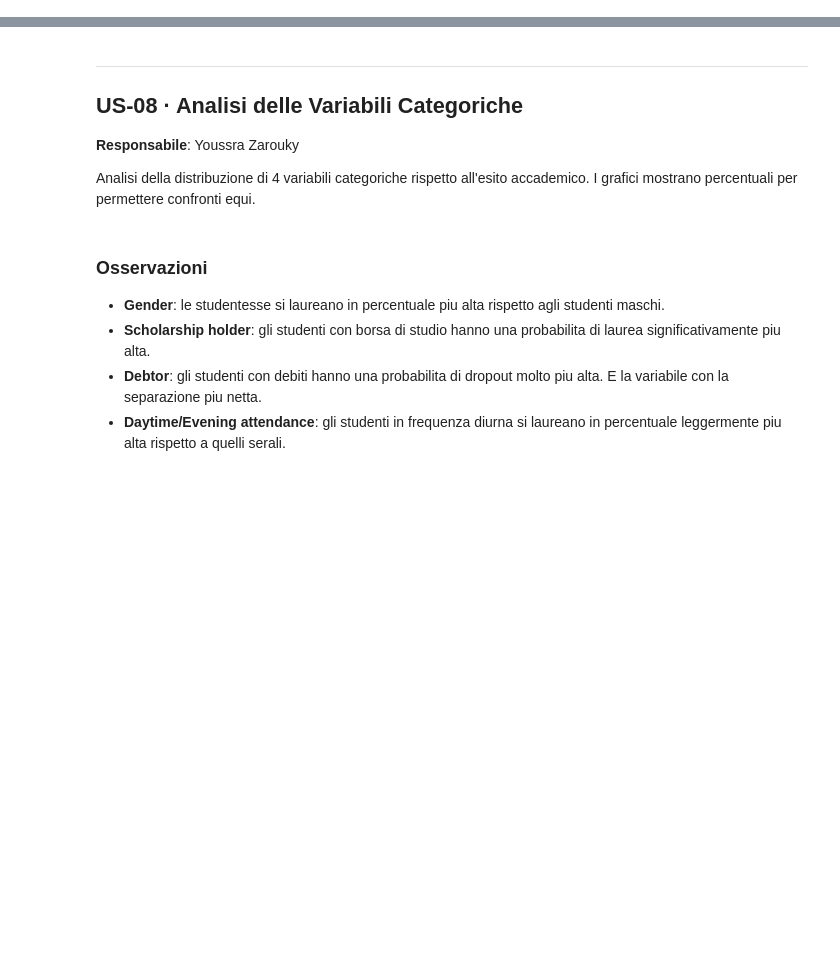
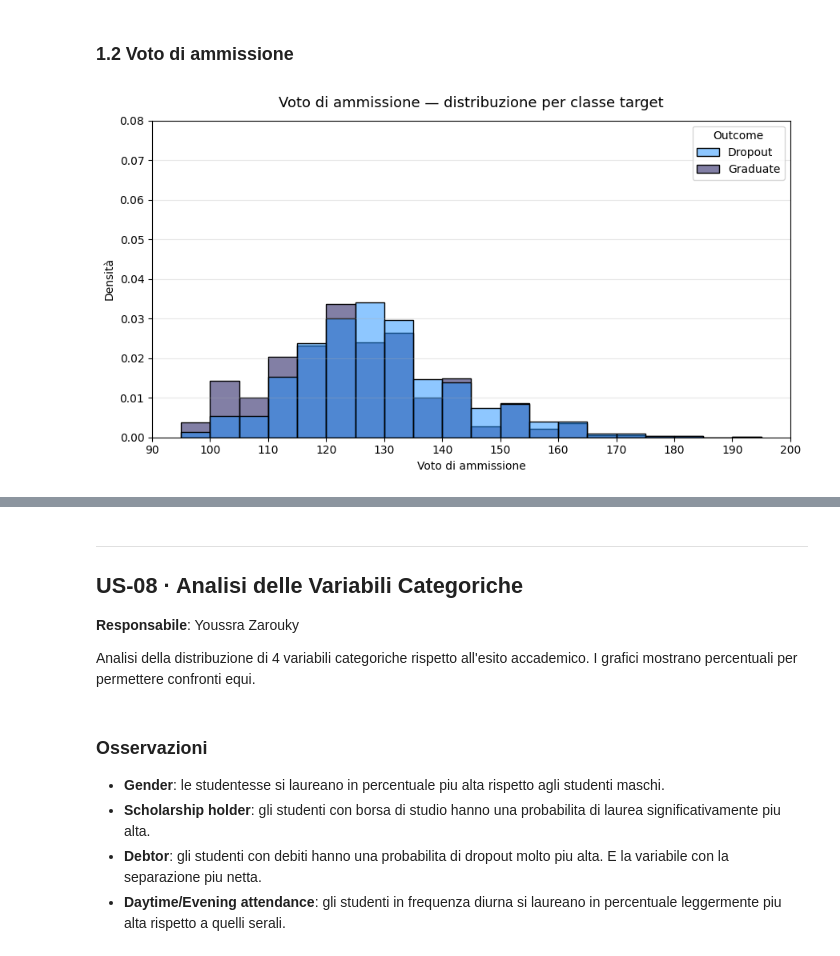
Before and after one commit to jessica-m-pucci/student-dropout-ml, a Jupyter notebook: notebooks/02_exploratory_analysis.ipynb, the cells around one changed output, grey strips where cells are left out. Saved outputs shown, nothing was run; the diff lists cells and outputs as text; code cells hidden in the pictures; blank space fills up the shorter version.

```diff
--- a/notebooks/02_exploratory_analysis.ipynb
+++ b/notebooks/02_exploratory_analysis.ipynb
@@ -18,0 +244,6 @@ print(f'Dataset caricato: {df.shape[0]} righe, {df.shape[1]} colonne')
+# %% [markdown]
+### 1.2 Voto di ammissione
+# %%
+fig = plot_from_config('admission_grade')
+# %% [output]
+[figure, added]
```
Also changed, not shown: parts of 38 cells of this notebook, 9 other files.
